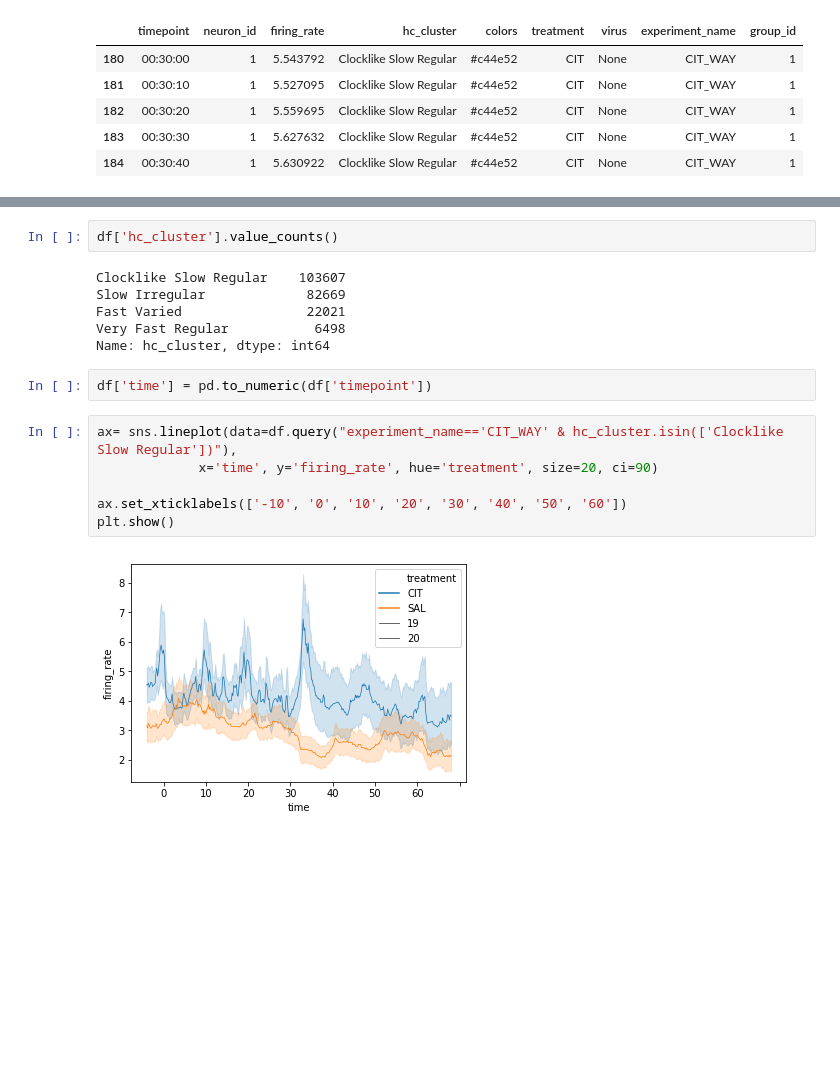
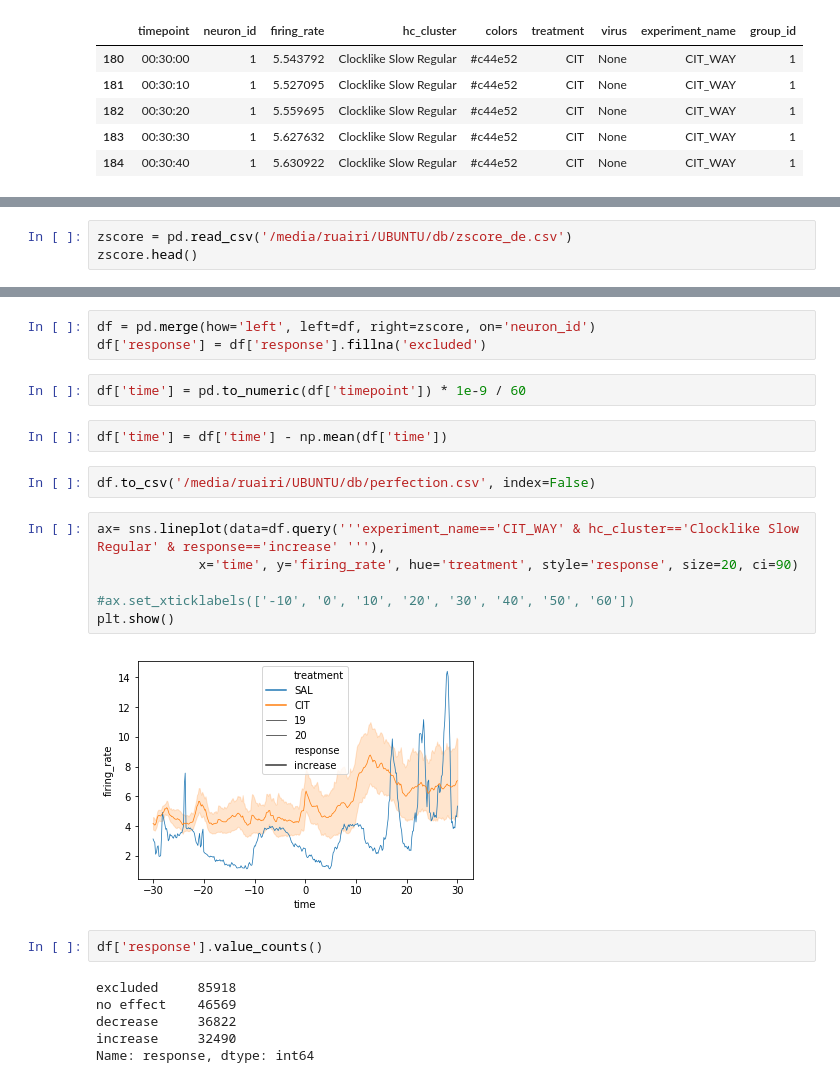
Before and after one commit to Ruairi-osul/ephys, a Jupyter notebook: coersion/coerse.ipynb, the cells around one changed output, grey strips where cells are left out. Saved outputs shown, nothing was run; the diff lists cells and outputs as text; blank space fills up the shorter version.

```diff
--- a/coersion/coerse.ipynb
+++ b/coersion/coerse.ipynb
@@ -135,0 +152,3 @@ memory usage: 16.4+ MB
+# %%
+zscore = pd.read_csv('/media/ruairi/UBUNTU/db/zscore_de.csv')
+zscore.head()
@@ -136,18 +162,25 @@ memory usage: 16.4+ MB
+# %%
+df = pd.merge(how='left', left=df, right=zscore, on='neuron_id')
+df['response'] = df['response'].fillna('excluded')
+# %%
+df['time'] = pd.to_numeric(df['timepoint']) * 1e-9 / 60
+# %%
+df['time'] = df['time'] - np.mean(df['time'])
+# %%
+df.to_csv('/media/ruairi/UBUNTU/db/perfection.csv', index=False)
+# %%
+ax= sns.lineplot(data=df.query('''experiment_name=='CIT_WAY' & hc_cluster=='Clocklike Slow Regular' & response=='increase' '''),
+             x='time', y='firing_rate', hue='treatment', style='response', size=20, ci=90)
+
+#ax.set_xticklabels(['-10', '0', '10', '20', '30', '40', '50', '60'])
+plt.show()
+# %% [output]
+[figure, added]
 # %%
-df['hc_cluster'].value_counts()
+df['response'].value_counts()
 # %% [output]
-Clocklike Slow Regular    103607
-Slow Irregular             82669
-Fast Varied                22021
-Very Fast Regular           6498
-Name: hc_cluster, dtype: int64
+excluded     85918
+no effect    46569
+decrease     36822
+increase     32490
+Name: response, dtype: int64
-# %%
-df['time'] = pd.to_numeric(df['timepoint'])
-# %%
-ax= sns.lineplot(data=df.query("experiment_name=='CIT_WAY' & hc_cluster.isin(['Clocklike Slow Regular'])"),
-             x='time', y='firing_rate', hue='treatment', size=20, ci=90)
-
-ax.set_xticklabels(['-10', '0', '10', '20', '30', '40', '50', '60'])
-plt.show()
-# %% [output]
-[figure, removed]
```
Also changed, not shown: parts of 6 cells of this notebook, 13 other files.
